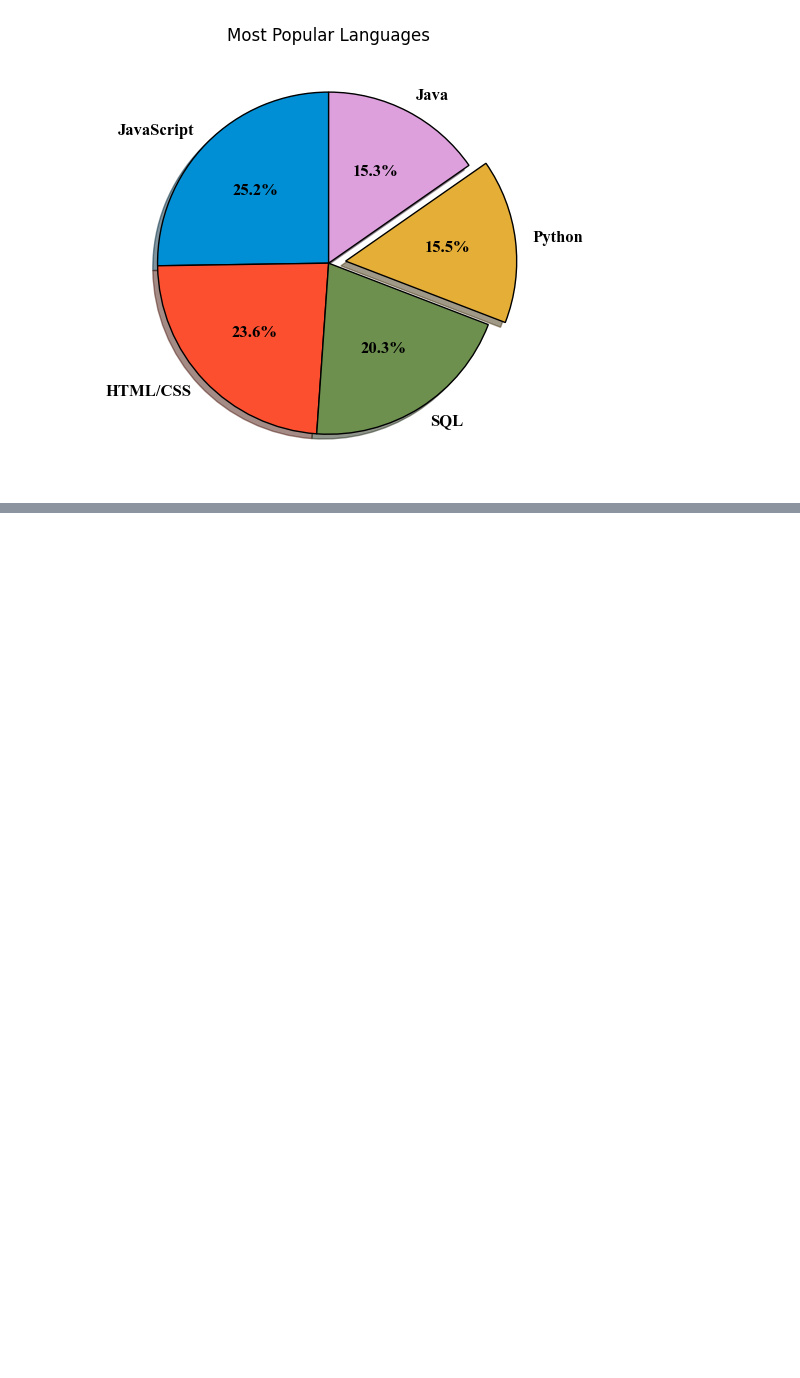
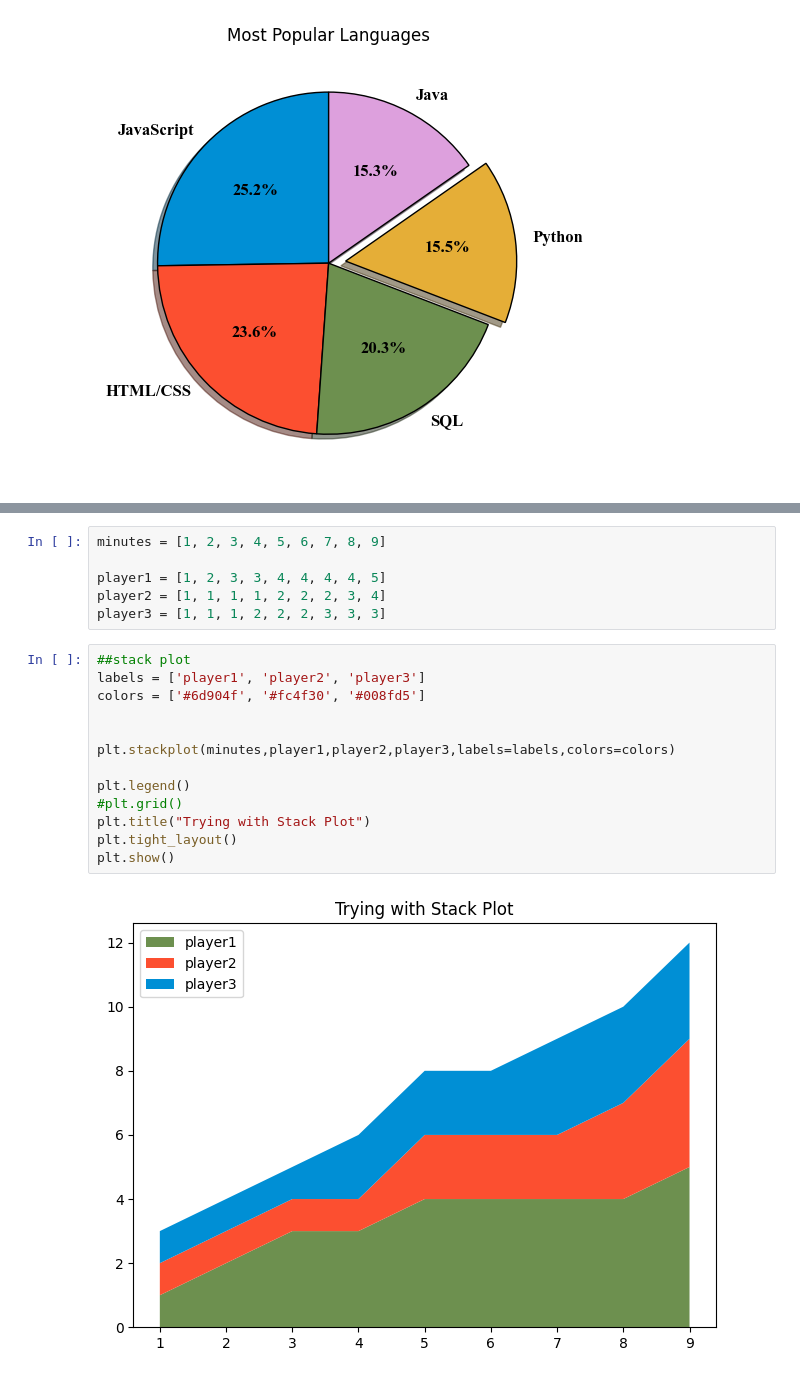
Before and after one commit to TanjiEvan/Python, a Jupyter notebook: Matplotlib&Seaborn/Adv_Matplotlib.ipynb, the cells around one changed output, grey strips where cells are left out. Cells and saved outputs as stored; diff of their text form; blank space fills up the shorter version.

```diff
--- a/Matplotlib&Seaborn/Adv_Matplotlib.ipynb
+++ b/Matplotlib&Seaborn/Adv_Matplotlib.ipynb
@@ -573,0 +590,21 @@ plt.show()
+# %%
+minutes = [1, 2, 3, 4, 5, 6, 7, 8, 9]
+
+player1 = [1, 2, 3, 3, 4, 4, 4, 4, 5]
+player2 = [1, 1, 1, 1, 2, 2, 2, 3, 4]
+player3 = [1, 1, 1, 2, 2, 2, 3, 3, 3]
+# %%
+##stack plot
+labels = ['player1', 'player2', 'player3']
+colors = ['#6d904f', '#fc4f30', '#008fd5']
+
+
+plt.stackplot(minutes,player1,player2,player3,labels=labels,colors=colors)
+
+plt.legend()
+#plt.grid()
+plt.title("Trying with Stack Plot")
+plt.tight_layout()
+plt.show()
+# %% [output]
+[figure, added]
```
Also changed, not shown: parts of 4 cells of this notebook.
